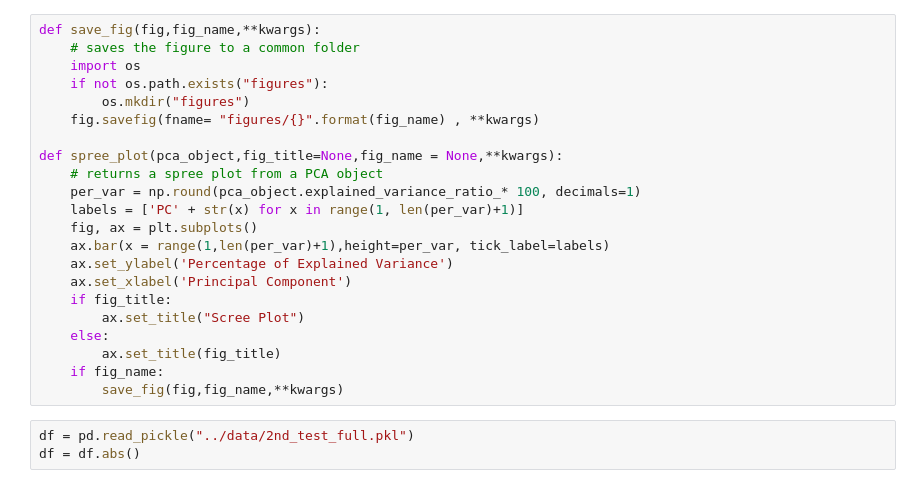
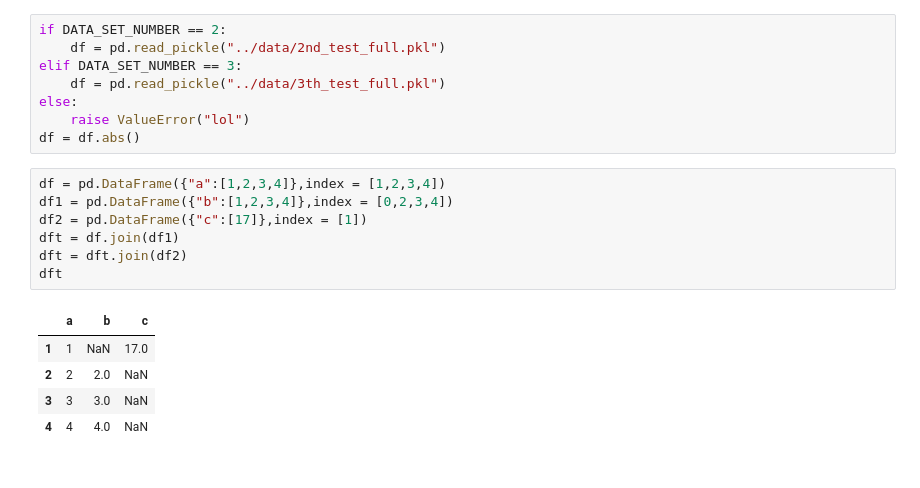
Before and after one commit to jaimebw/tfm, a Jupyter notebook: books/anomaly_dectetion_v0_1.ipynb, the cells around one changed output. Cells and saved outputs as stored; diff of their text form.

```diff
--- a/books/anomaly_dectetion_v0_1.ipynb
+++ b/books/anomaly_dectetion_v0_1.ipynb
@@ -8,25 +25,21 @@ RANDOM_STATE = 17
-# %%
-def save_fig(fig,fig_name,**kwargs):
-    # saves the figure to a common folder
-    import os
-    if not os.path.exists("figures"):
-        os.mkdir("figures")
-    fig.savefig(fname= "figures/{}".format(fig_name) , **kwargs)
-
-def spree_plot(pca_object,fig_title=None,fig_name = None,**kwargs):
-    # returns a spree plot from a PCA object
-    per_var = np.round(pca_object.explained_variance_ratio_* 100, decimals=1)
-    labels = ['PC' + str(x) for x in range(1, len(per_var)+1)]
-    fig, ax = plt.subplots()
-    ax.bar(x = range(1,len(per_var)+1),height=per_var, tick_label=labels)
-    ax.set_ylabel('Percentage of Explained Variance')
-    ax.set_xlabel('Principal Component')
-    if fig_title:
-        ax.set_title("Scree Plot")
-    else:
-        ax.set_title(fig_title)
-    if fig_name:
-        save_fig(fig,fig_name,**kwargs)
 # %%
-df = pd.read_pickle("../data/2nd_test_full.pkl")
+if DATA_SET_NUMBER == 2:
+    df = pd.read_pickle("../data/2nd_test_full.pkl")
+elif DATA_SET_NUMBER == 3:
+    df = pd.read_pickle("../data/3th_test_full.pkl")
+else:
+    raise ValueError("lol")
 df = df.abs()
+# %%
+df = pd.DataFrame({"a":[1,2,3,4]},index = [1,2,3,4])
+df1 = pd.DataFrame({"b":[1,2,3,4]},index = [0,2,3,4])
+df2 = pd.DataFrame({"c":[17]},index = [1])
+dft = df.join(df1)
+dft = dft.join(df2)
+dft
+# %% [output]
+|  | a | b | c |
+| 1 | 1 | NaN | 17.0 |
+| 2 | 2 | 2.0 | NaN |
+| 3 | 3 | 3.0 | NaN |
+| 4 | 4 | 4.0 | NaN |
```
Also changed, not shown: parts of 24 cells of this notebook, 1 other file.
